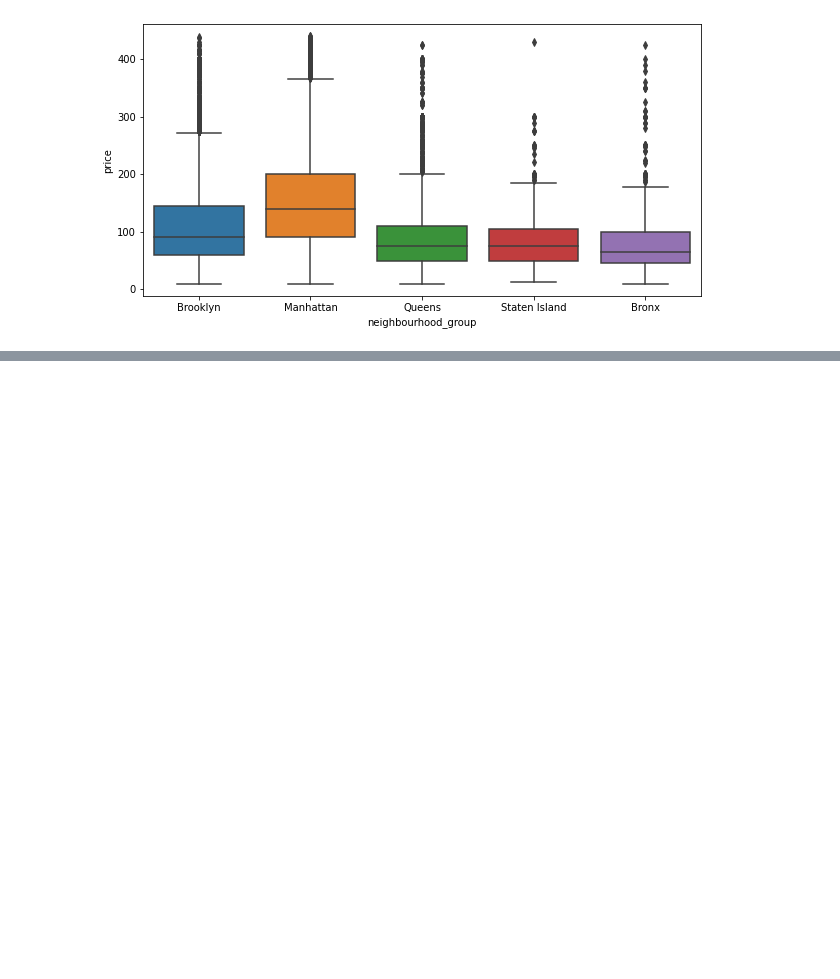
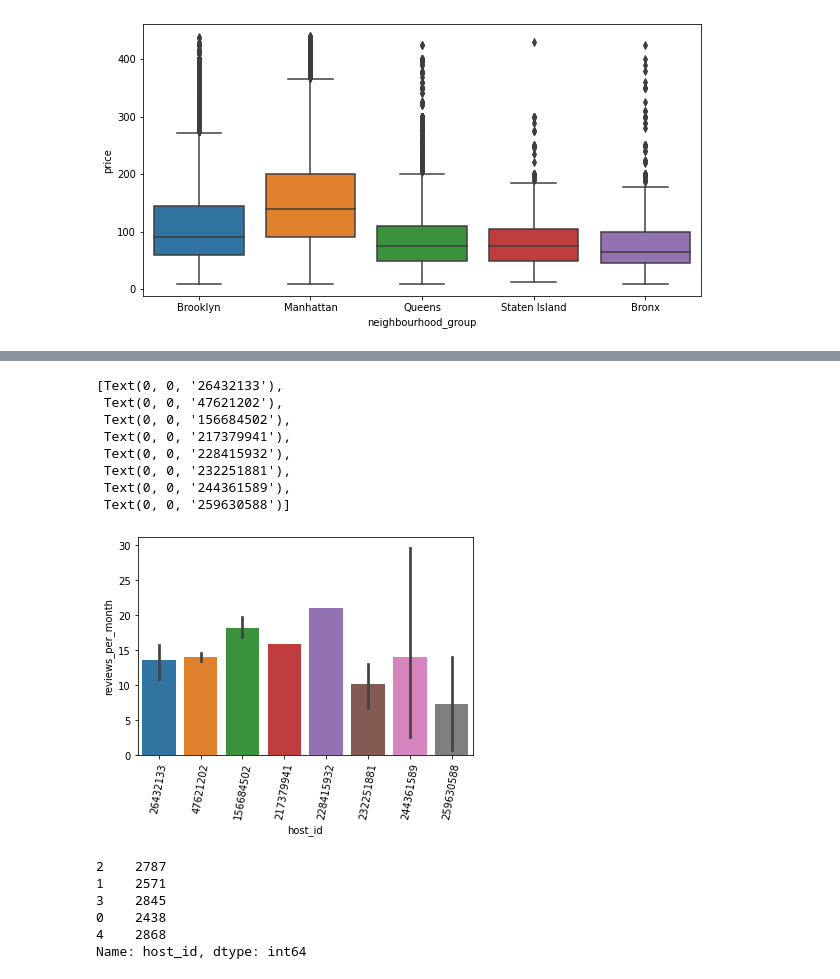
Before and after one commit to coonalcodes/Airbnb-Bookings-Analysis---Capstone-Project, a Jupyter notebook: Airbnb_Bookings_Analysis_Capstone_Project.ipynb, the cells around one changed output, grey strips where cells are left out. Saved outputs shown, nothing was run; the diff lists cells and outputs as text; code cells hidden in the pictures; blank space fills up the shorter version.

```diff
--- a/Airbnb_Bookings_Analysis_Capstone_Project.ipynb
+++ b/Airbnb_Bookings_Analysis_Capstone_Project.ipynb
@@ -392,3 +392,9 @@ sns.boxplot(data=df,x='neighbourhood_group', y='price')
 # %% [output]
 <matplotlib.axes._subplots.AxesSubplot at 0x...>
 [figure]
+# %%
+z=df.sort_values('reviews_per_month').sort_index()
+z.sort_values('reviews_per_month', ascending=False, inplace=True)
+y=z.head(15)
+q=y.iloc[:,2]
+q
@@ -394,0 +418,5 @@ sns.boxplot(data=df,x='neighbourhood_group', y='price')
+# %%
+Top_30_reviewed_host= df.loc[df['host_id'].isin(q)]
+Top_30_reviewed_host.sort_values('reviews_per_month',ascending=False,inplace=True)
+# z.plot.line(x='host', y='reviews_per_month')
+Top_30_reviewed_host.reset_index()
@@ -394,0 +445,31 @@ sns.boxplot(data=df,x='neighbourhood_group', y='price')
+# %%
+w=Top_30_reviewed_host.iloc[:,2:13:9]
+# w.reset_index()
+plot=sns.barplot(x='host_id', y='reviews_per_month',data=w)
+plot.set_xticklabels(plot.get_xticklabels(), rotation=80)
+# %% [output]
+[Text(0, 0, '26432133'),
+ Text(0, 0, '47621202'),
+ Text(0, 0, '156684502'),
+ Text(0, 0, '217379941'),
+ Text(0, 0, '228415932'),
+ Text(0, 0, '232251881'),
+ Text(0, 0, '244361589'),
+ Text(0, 0, '259630588')]
+[figure, added]
+# %%
+review_rate = df.groupby('host_id')['reviews_per_month'].mean().head(5).reset_index()
+review_rate.sort_values('reviews_per_month', ascending=False, inplace =True)
+review_rate = review_rate.iloc[:,0]
+review_rate
+### Make a different dataframe conataining information of only these top 1000 host
+# Top_host_by_review_rate = df.loc[df['host_id'].isin(review_rate)]
+# # # Top_host_by_review_rate = Top_host_by_review_rate.sort_values('reviews_per_month'),
+# Top_host_by_review_rate
+# %% [output]
+2    2787
+1    2571
+3    2845
+0    2438
+4    2868
+Name: host_id, dtype: int64
```
Also changed, not shown: parts of 3 cells of this notebook.
